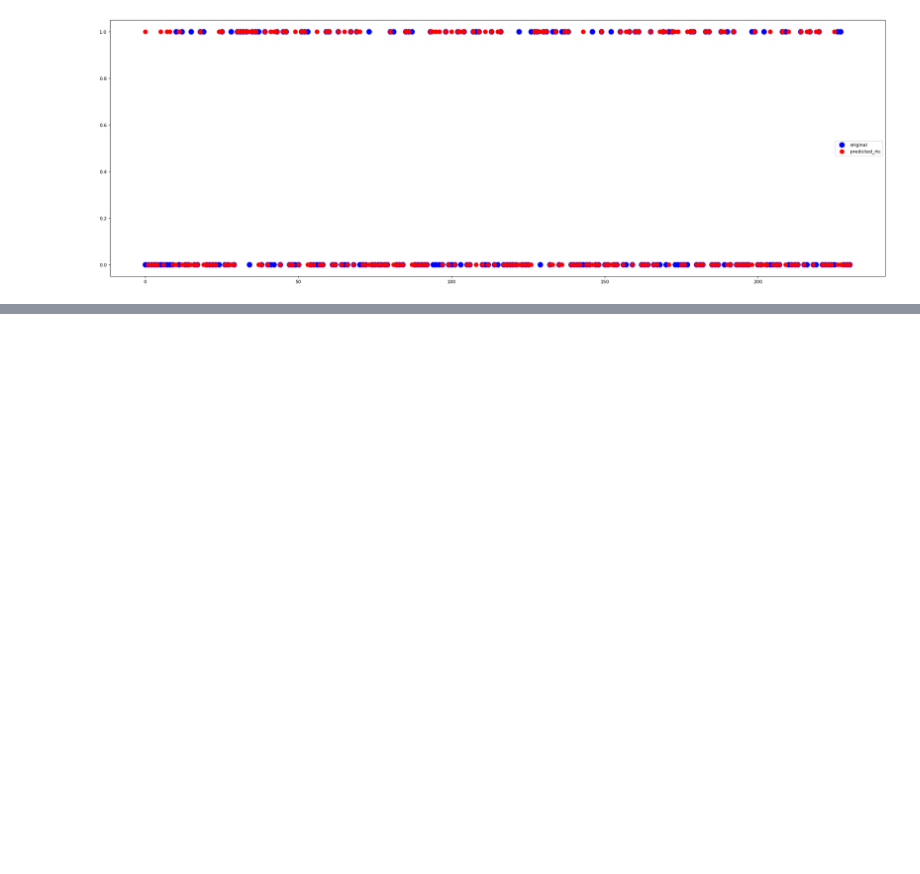
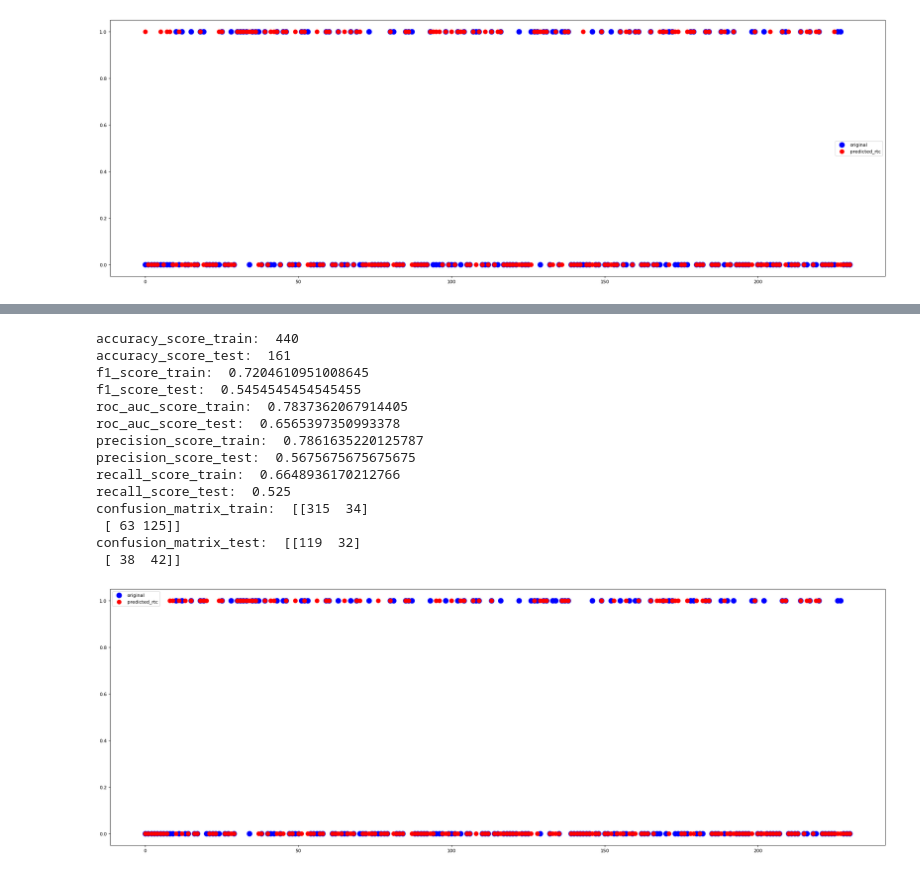
Before and after one commit to okanckaya/Pima-Indians-Diabetes-Prediction, a Jupyter notebook: Diabetes_Prediction.ipynb, the cells around one changed output, grey strips where cells are left out. Cells and saved outputs as stored; diff of their text form; code cells hidden in the pictures; blank space fills up the shorter version.

```diff
--- a/Diabetes_Prediction.ipynb
+++ b/Diabetes_Prediction.ipynb
@@ -513,3 +449,5 @@ def KNN(X_train, y_train, X_test, y_test):
   print("confusion_matrix_test: ", confusion_matrix_test)
 
   predVisualization(test_preds, y_test)
+
+  return accuracy_score_train, accuracy_score_test, f1_score_train, f1_score_test, roc_auc_score_train, roc_auc_score_test, precision_score_train, precision_score_test, recall_score_train, recall_score_test,
@@ -616,3 +454,21 @@ confusion_matrix_test:  [[113  38]
+# %%
+accuracy_score_train_knn, accuracy_score_test_knn, f1_score_train_knn, f1_score_test_knn, roc_auc_score_train_knn, roc_auc_score_test_knn, precision_score_train_knn, precision_score_test_knn, recall_score_train_knn, recall_score_test_knn = KNN(X_train, y_train, X_test, y_test)
+# %% [output]
+accuracy_score_train:  440
+accuracy_score_test:  161
+f1_score_train:  0.7204610951008645
+f1_score_test:  0.5454545454545455
+roc_auc_score_train:  0.7837362067914405
+roc_auc_score_test:  0.6565397350993378
+precision_score_train:  0.7861635220125787
+precision_score_test:  0.5675675675675675
+recall_score_train:  0.6648936170212766
+recall_score_test:  0.525
+confusion_matrix_train:  [[315  34]
+ [ 63 125]]
+confusion_matrix_test:  [[119  32]
+ [ 38  42]]
+[figure, added]
 # %%
 def RFC(X_train, y_train, X_test, y_test):
   rfc = RandomForestClassifier(n_estimators=30)
```
Also changed, not shown: parts of 19 cells of this notebook.
